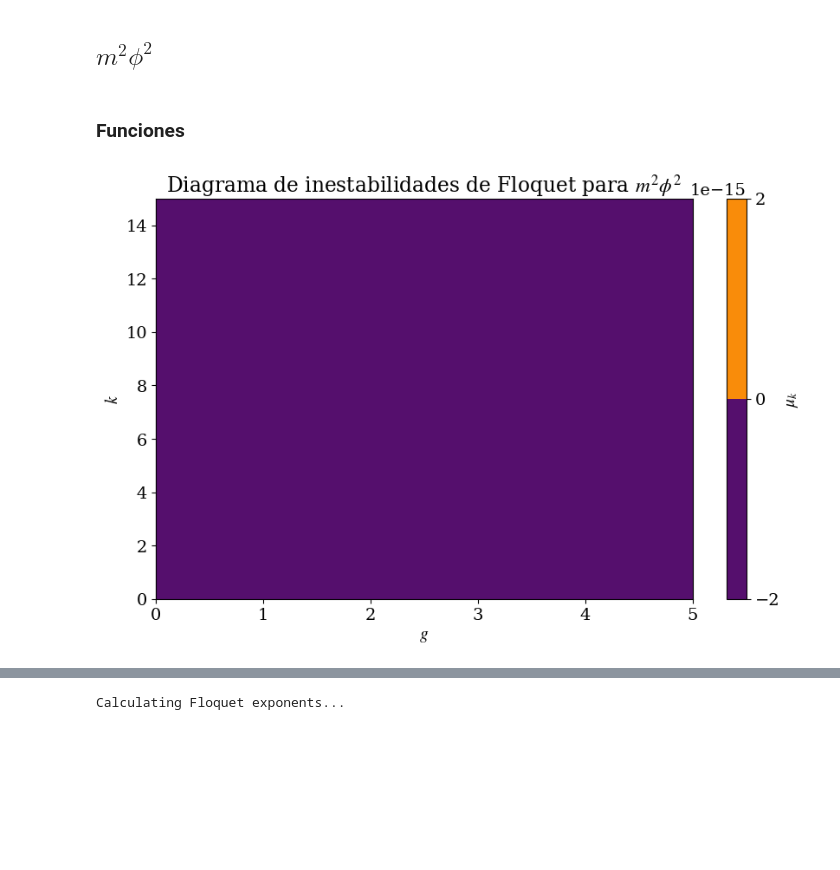
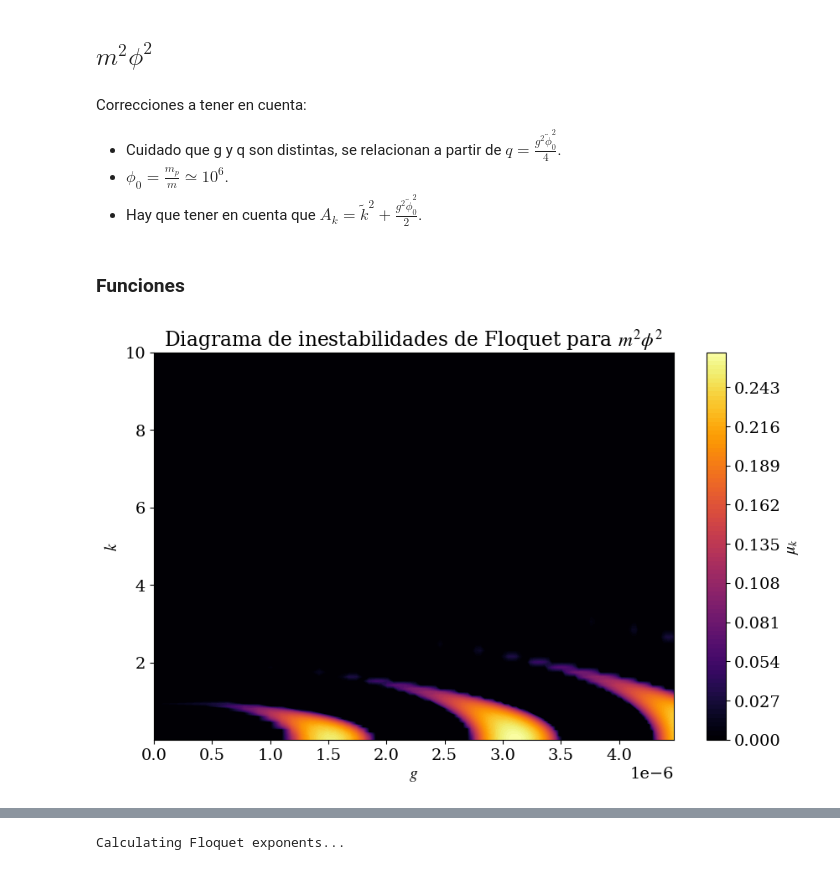
Before and after one commit to TomasCiccarella/Tesis, a Jupyter notebook: Floquet/Floquet.ipynb, the cells around one changed output, grey strips where cells are left out. Cells and saved outputs as stored; diff of their text form; code cells hidden in the pictures; blank space fills up the shorter version.

```diff
--- a/Floquet/Floquet.ipynb
+++ b/Floquet/Floquet.ipynb
@@ -90,6 +96,11 @@ mpl.rc('ytick', labelsize=14)
 mpl.rcParams['mathtext.fontset'] = 'stix'
 # %% [markdown]
 ## $m^2 \phi^2$
+# %% [markdown]
+Correcciones a tener en cuenta:
+- Cuidado que g y q son distintas, se relacionan a partir de $\displaystyle q = \frac{g^2 \tilde{\phi}_0^2}{4}$.
+- $\displaystyle \phi_0 = \frac{m_p}{m} \simeq 10^6$.
+- Hay que tener en cuenta que $\displaystyle A_k = \tilde{k}^2 + \frac{g^2 \tilde{\phi}_0^2}{2}$.
 # %% [markdown]
 ### Funciones
 # %%
@@ -100,7 +111,7 @@ def calculate_mu_k(k, g, y0, Tosc):
     def pert(t, y, k, g):
         phi, phi_dot, chi_k, chi_dot_k = y
         phi_ddot = - phi
-        chi_ddot_k = - (k + g**2 * phi) * chi_k
+        chi_ddot_k = - (k**2 + g**2 * phi**2) * chi_k
         return [phi_dot, phi_ddot, chi_dot_k, chi_ddot_k]
 
     t_span = (0, Tosc)
@@ -112,8 +123,8 @@ def calculate_mu_k(k, g, y0, Tosc):
     y_final2 = sol2.y[:, -1]
 
     M = np.array([
-        [y_final1[0], y_final2[0]],
-        [y_final1[1], y_final2[1]]
+        [y_final1[2], y_final2[2]],
+        [y_final1[3], y_final2[3]]
     ])
 
     tr_M = np.trace(M)
@@ -130,34 +141,32 @@ def oscilation(E, phi0, g):
     def integrand(phi, g):
         V = 0.5 * phi**2
         return 1.0 / np.sqrt(2 * (E - V))
-    integral, _ = quad(integrand, -phi0, phi0, args=(g,))
-    Tosc = np.sqrt(2) * integral
+    phimax = np.sqrt(2*E)
+    integral, _ = quad(integrand, 0, phimax, args=(g,))
+    Tosc = 4*integral
     return Tosc
 # %%
 # Calculemos una tabla de inestabilidades de Mathieu para ver si funciona el código
 
-phi0 = 1
+phi0 = 1e6
 phi_dot0 = 0
 y0 = (phi0, phi_dot0)
 E = 0.5 * phi_dot0**2 + 0.5 * phi0**2
 
 qs = np.linspace(0, 5, 100)
-Aks = np.linspace(0, 15, 100)
-q, Ak = np.meshgrid(qs, Aks)
-mu = np.zeros((len(Aks), len(qs)), dtype=complex)
+ks = np.logspace(-2, 1, 100)
+gs = []
 
-for i, g in enumerate(tqdm(qs)):
+for q in qs:
+    g = 2 * np.sqrt(q) / phi0
+    gs.append(g)
+
+G, K = np.meshgrid(gs, ks)
+mu = np.zeros((len(ks), len(gs)), dtype=complex)
+
+for i, g in enumerate(tqdm(gs)):
     Tosc = oscilation(E, phi0, g)
-    for j, k in enumerate(Aks):
-        mu[j, i] = np.real(calculate_mu_k(k, g, y0, Tosc))
-
-# Ahora grafiquemos el diagrama de inestabilidades
-plt.figure(figsize=(10, 6))
-plt.contourf(qs, Aks, mu, levels=100, cmap='inferno')
-plt.colorbar(label=r'$\mu_k$')
-plt.xlabel(r'$g$')
-plt.ylabel(r'$k$')
-plt.title(r'Diagrama de inestabilidades de Floquet para $m^2 \phi^2$')
-plt.show()
+    for j, k in enumerate(ks):
+        mu[j, i] = calculate_mu_k(k, g, y0, Tosc)
 # %% [output]
-[figure, old version]
+[figure, new version]
```
Also changed, not shown: parts of 6 cells of this notebook.
